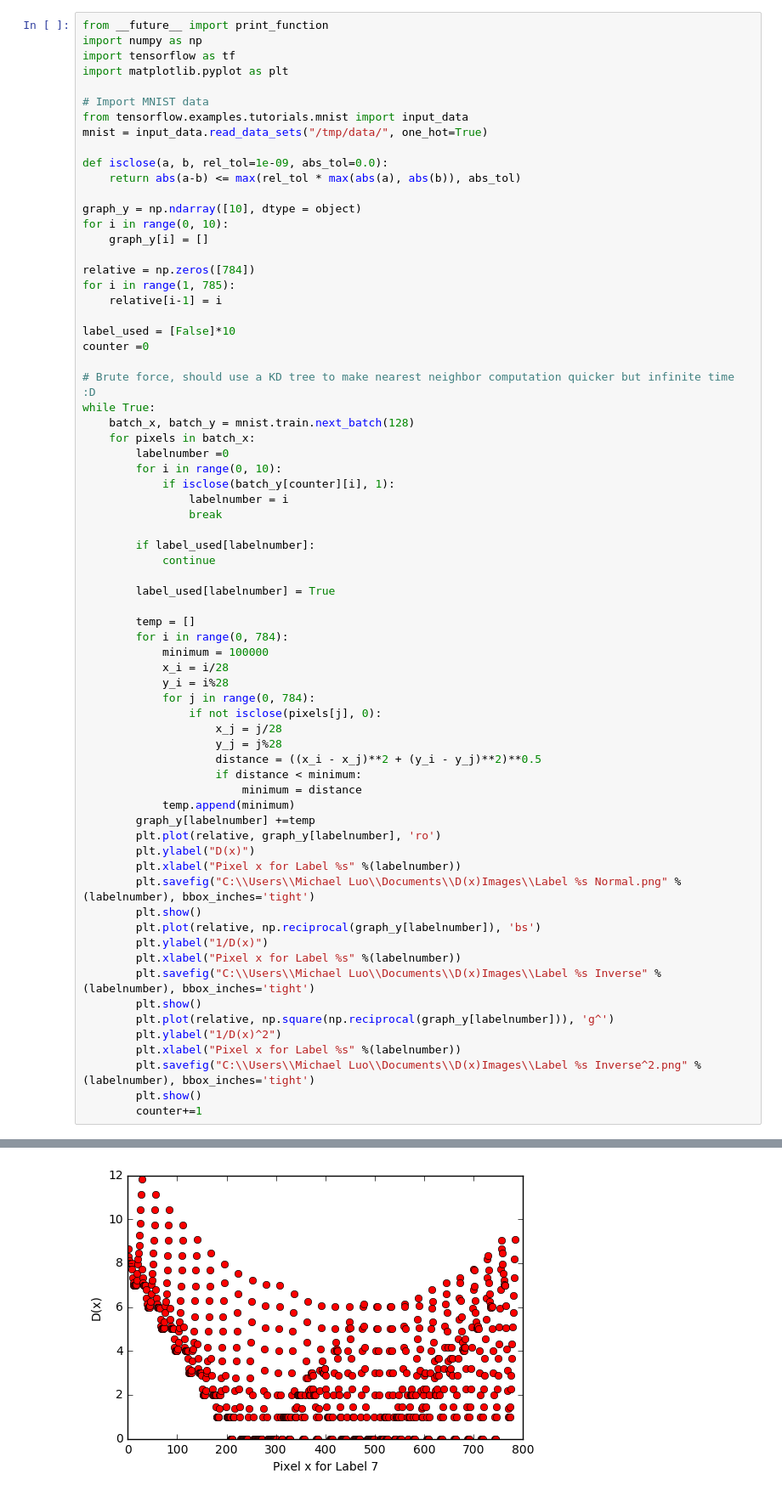
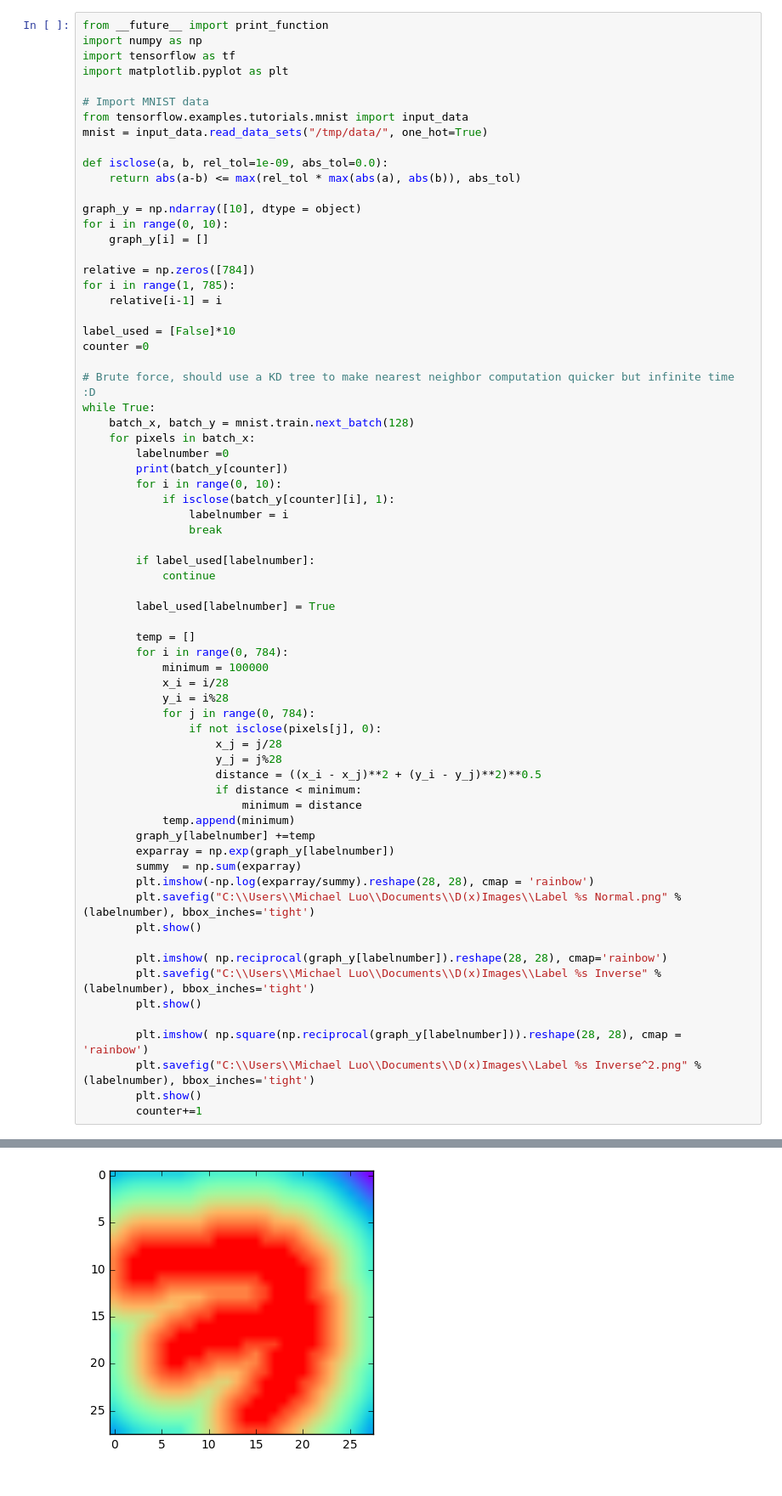
Before and after one commit to michaelzhiluo/CNNAdversarial, a Jupyter notebook: GraphingD(x).ipynb, the cells around one changed output, grey strips where cells are left out. Shown at 85% size. Saved outputs shown, nothing was run; the diff lists cells and outputs as text.

```diff
--- a/GraphingD(x).ipynb
+++ b/GraphingD(x).ipynb
@@ -27,6 +27,7 @@ while True:
     batch_x, batch_y = mnist.train.next_batch(128)
     for pixels in batch_x:
         labelnumber =0
+        print(batch_y[counter])
         for i in range(0, 10):
             if isclose(batch_y[counter][i], 1):
                 labelnumber = i
@@ -51,19 +52,17 @@ while True:
                         minimum = distance
             temp.append(minimum)
         graph_y[labelnumber] +=temp
-        plt.plot(relative, graph_y[labelnumber], 'ro')
-        plt.ylabel("D(x)")
-        plt.xlabel("Pixel x for Label %s" %(labelnumber))
+        exparray = np.exp(graph_y[labelnumber])
+        summy  = np.sum(exparray)
+        plt.imshow(-np.log(exparray/summy).reshape(28, 28), cmap = 'rainbow')
         plt.savefig("C:\\Users\\Michael Luo\\Documents\\D(x)Images\\Label %s Normal.png" %(labelnumber), bbox_inches='tight')
         plt.show()
-        plt.plot(relative, np.reciprocal(graph_y[labelnumber]), 'bs')
-        plt.ylabel("1/D(x)")
-        plt.xlabel("Pixel x for Label %s" %(labelnumber))
+
+        plt.imshow( np.reciprocal(graph_y[labelnumber]).reshape(28, 28), cmap='rainbow')
         plt.savefig("C:\\Users\\Michael Luo\\Documents\\D(x)Images\\Label %s Inverse" %(labelnumber), bbox_inches='tight')
         plt.show()
-        plt.plot(relative, np.square(np.reciprocal(graph_y[labelnumber])), 'g^')
-        plt.ylabel("1/D(x)^2")
-        plt.xlabel("Pixel x for Label %s" %(labelnumber))
+
+        plt.imshow( np.square(np.reciprocal(graph_y[labelnumber])).reshape(28, 28), cmap = 'rainbow')
         plt.savefig("C:\\Users\\Michael Luo\\Documents\\D(x)Images\\Label %s Inverse^2.png" %(labelnumber), bbox_inches='tight')
         plt.show()
         counter+=1
@@ -75 +75 @@ Extracting /tmp/data/t10k-labels-idx1-ubyte.gz
-[figure, old version]
+[figure, new version]
```
Also changed, not shown: parts of 1 cell of this notebook.
